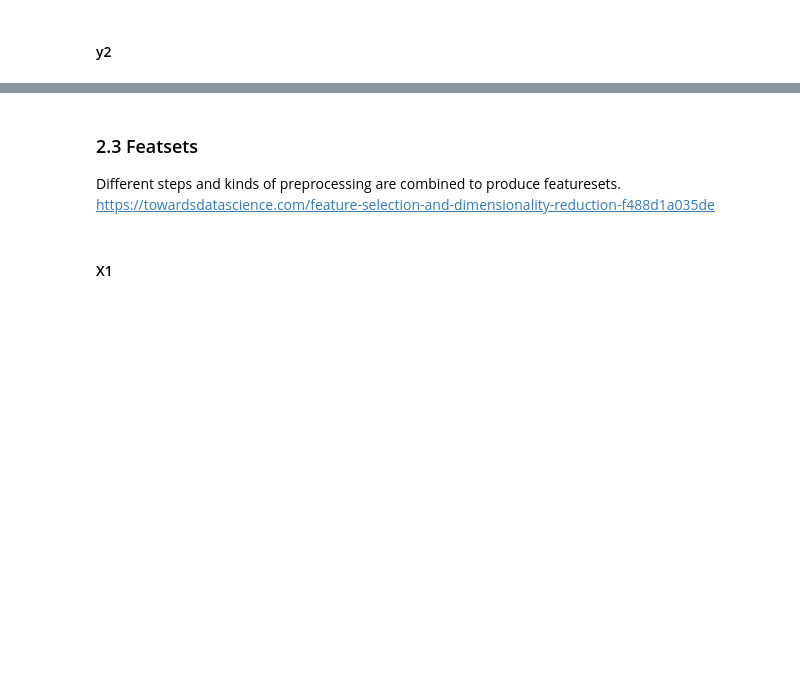
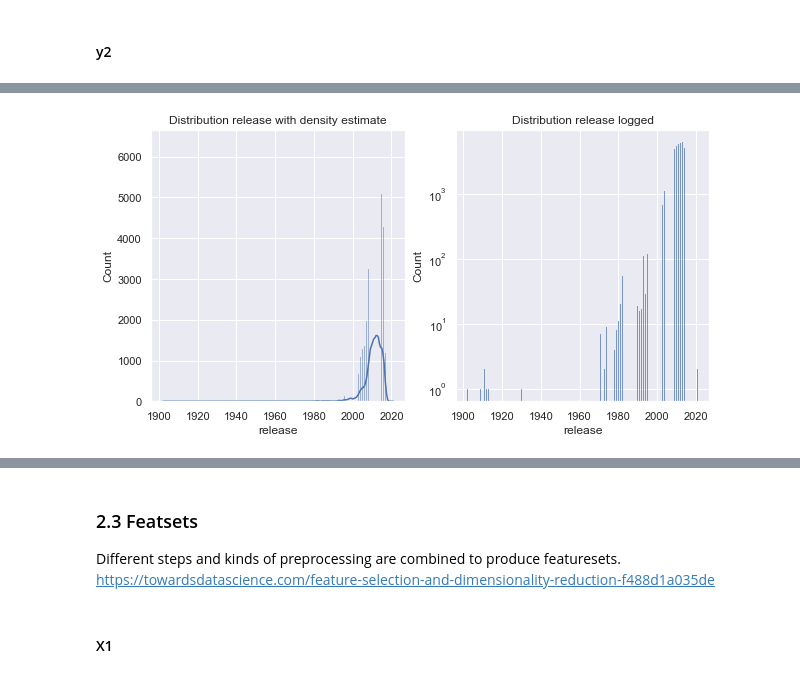
Before and after one commit to Julietvr/bds, a Jupyter notebook: regression/2_preprocessing.ipynb, the cells around one changed output, grey strips where cells are left out. Cells and saved outputs as stored; diff of their text form; code cells hidden in the pictures; blank space fills up the shorter version.

```diff
--- a/regression/2_preprocessing.ipynb
+++ b/regression/2_preprocessing.ipynb
@@ -110,6 +54,9 @@ fts = Feature_reader('features.csv')
 # %%
-n_orig = df_y1.shape[0]
-n_na = df_y1['popularity'].isna().sum()
-df_y1 = df_y1.dropna(subset=['popularity'])
-print(f'y1: Dropped {n_na} entries of {n_orig}, {n_orig - n_na} entries left.')
+n_orig = df_m2.shape[0]
+
+# Drop na values
+n_na = df_m2['release'].isna().sum()
+df_m2 = df_m2.dropna(subset=['release'])
+
+print(f'm2: Dropped {n_na} na of {n_orig}, {df_m2.shape[0]} entries left.')
 # %% [output]
@@ -133,3 +97,6 @@ y1 = y1.to_numpy()
 np.savetxt('featsets/y1.csv', y1, delimiter=",")
 # %% [markdown]
 #### y2
+# %%
+y2 = df_m2['release']
+y2 = y2.dt.year.astype(int)
@@ -135,0 +123,12 @@ np.savetxt('featsets/y1.csv', y1, delimiter=",")
+# %%
+fig, axs = plt.subplots(ncols=2, figsize=(10,5))
+
+ax1 = sns.histplot(x=y2, kde=True, ax=axs[0])
+ax1.set(title="Distribution release with density estimate")
+
+ax2 = sns.histplot(x=y2, log_scale=(False, True), ax=axs[1])
+ax2.set(title="Distribution release logged")
+
+fig;
+# %% [output]
+[figure, added]
```
Also changed, not shown: parts of 24 cells of this notebook, 7 other files.
